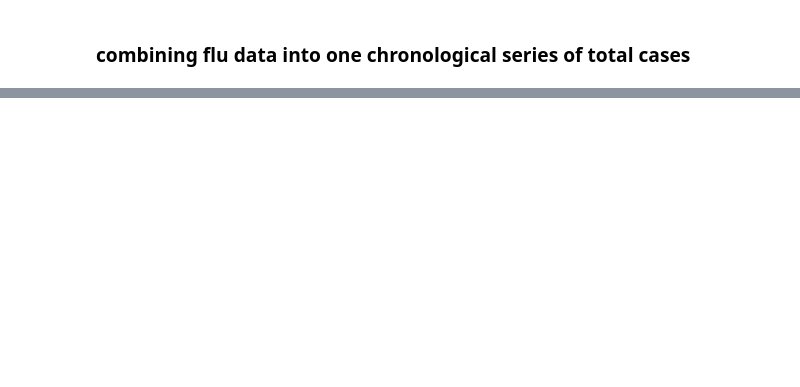
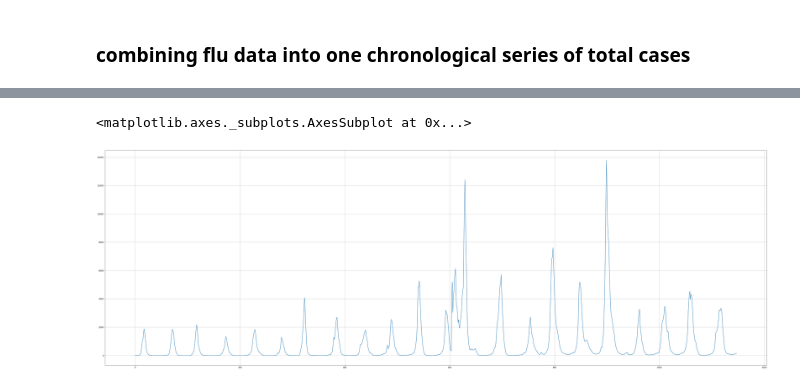
Before and after one commit to tamjazad/ml-covid19, a Jupyter notebook: flu-trained-models/usa_flu_model_single.ipynb, the cells around one changed output, grey strips where cells are left out. Drawn from its saved outputs; the diff is of its cells as text; code cells hidden in the pictures; blank space fills up the shorter version.

Commit message:
concatenated all us flu data into one series

```diff
--- a/flu-trained-models/usa_flu_model_single.ipynb
+++ b/flu-trained-models/usa_flu_model_single.ipynb
@@ -41,2 +41,24 @@ flu_dictionary[2000]
 # %% [markdown]
 ### combining flu data into one chronological series of total cases
+# %%
+# getting total cases and putting them in a series by week
+flu_series_dict = {}
+
+for year in flu_dictionary:
+    temp_df = flu_dictionary[year]
+    temp_df = temp_df.set_index("WEEK")
+    abridged_df = temp_df.iloc[:, 2:]
+
+    try:
+        abridged_df = abridged_df.drop(columns="PERCENT POSITIVE")
+    except:
+        pass
+
+    total_cases_series = abridged_df.sum(axis=1)
+    flu_series_dict[year] = total_cases_series
+# %%
+all_cases_series = pd.Series(dtype="int64")
+
+for year in flu_series_dict:
+    temp_series = flu_series_dict[year]
+    all_cases_series = all_cases_series.append(temp_series, ignore_index=True)
@@ -42,0 +80,5 @@ flu_dictionary[2000]
+# %%
+all_cases_series.plot(grid=True, figsize=(60,20))
+# %% [output]
+<matplotlib.axes._subplots.AxesSubplot at 0x...>
+[figure, added]
```
Also changed, not shown: parts of 2 cells of this notebook.
